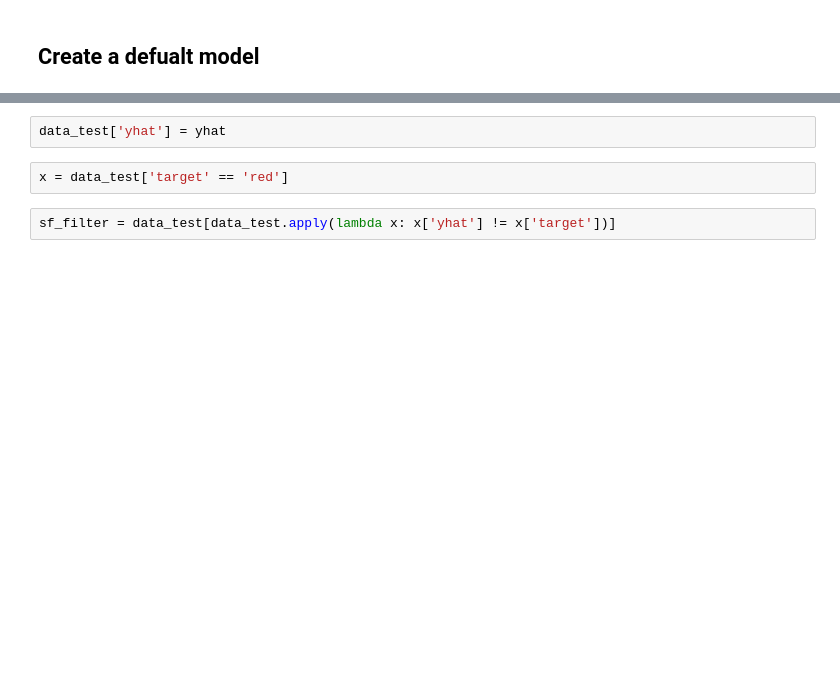
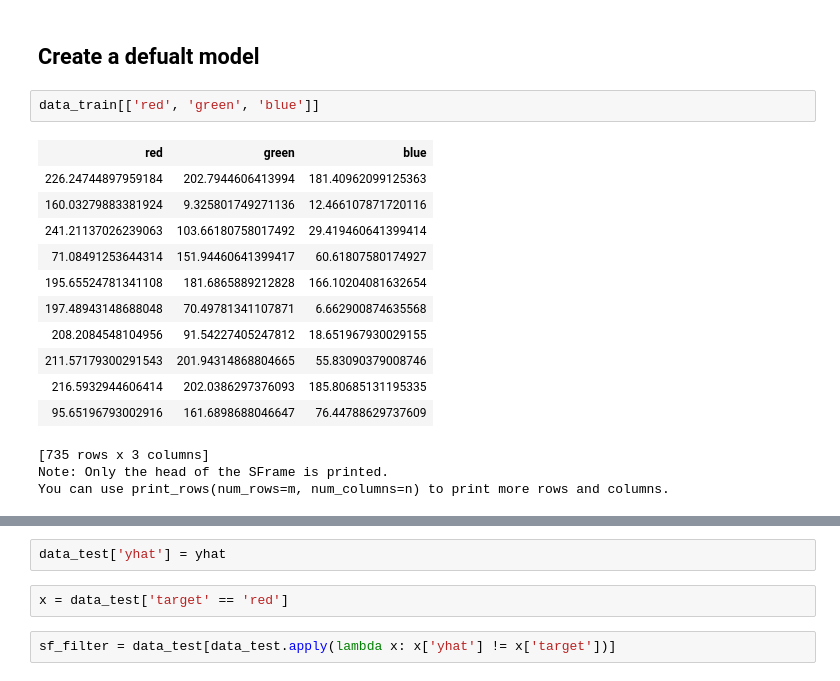
Before and after one commit to nlarsensmu/LearnedRubiks, a Jupyter notebook: Notebooks/Train Model for Colors.ipynb, the cells around one changed output, grey strips where cells are left out. Cells and saved outputs as stored; diff of their text form; blank space fills up the shorter version.

```diff
--- a/Notebooks/Train Model for Colors.ipynb
+++ b/Notebooks/Train Model for Colors.ipynb
@@ -80,2 +138,19 @@ sframe_colors.groupby('target',operations={'count': agg.COUNT()})
 # %% [markdown]
 ## Create a defualt model
+# %%
+data_train[['red', 'green', 'blue']]
+# %% [output]
+| red | green | blue |
+| 226.24744897959184 | 202.7944606413994 | 181.40962099125363 |
+| 160.03279883381924 | 9.325801749271136 | 12.466107871720116 |
+| 241.21137026239063 | 103.66180758017492 | 29.419460641399414 |
+| 71.08491253644314 | 151.94460641399417 | 60.61807580174927 |
+| 195.65524781341108 | 181.6865889212828 | 166.10204081632654 |
+| 197.48943148688048 | 70.49781341107871 | 6.662900874635568 |
+| 208.2084548104956 | 91.54227405247812 | 18.651967930029155 |
+| 211.57179300291543 | 201.94314868804665 | 55.83090379008746 |
+| 216.5932944606414 | 202.0386297376093 | 185.80685131195335 |
+| 95.65196793002916 | 161.6898688046647 | 76.44788629737609 |
+[735 rows x 3 columns]
+Note: Only the head of the SFrame is printed.
+You can use print_rows(num_rows=m, num_columns=n) to print more rows and columns.
```
Also changed, not shown: parts of 13 cells of this notebook, 6 other files.
